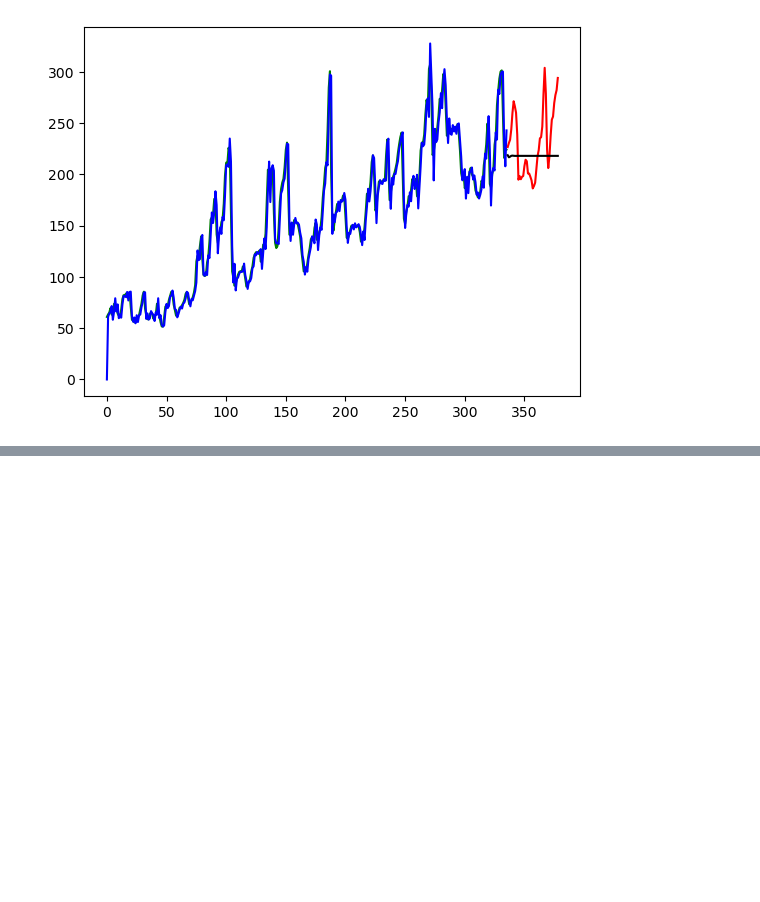
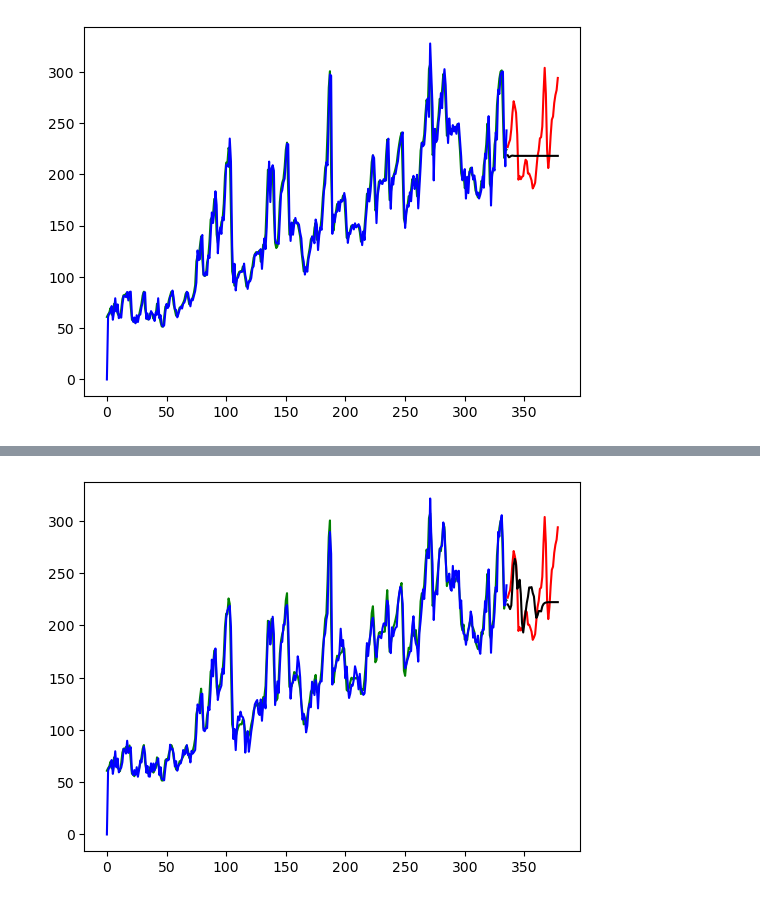
Before and after one commit to wwhite5/Springboard-Capstone-2-Time-Series, a Jupyter notebook: Preprocessing_and_Training.ipynb, the cells around one changed output, grey strips where cells are left out. Saved outputs shown, nothing was run; the diff lists cells and outputs as text; code cells hidden in the pictures; blank space fills up the shorter version.

Commit message:
arima MA 30

```diff
--- a/Preprocessing_and_Training.ipynb
+++ b/Preprocessing_and_Training.ipynb
@@ -450,3 +451,8 @@ plt.plot(test_predict, color='k', label='Test prediction')
 plt.show()
 # %% [output]
 [figure]
+# %%
+# 2, 1, 30? ARIMA model
+arima_model = ARIMA(train_arima, order=(2,1,30))
+arima_model_fit = arima_model.fit()
+print(arima_model_fit.summary())
@@ -453,4 +477,11 @@ plt.show()
 # %%
+train_predict = arima_model_fit.predict()
+test_predict = arima_model_fit.forecast(steps=379 - len(train_arima))
+
 plt.plot(train_arima, color='g', label='Train data')
 plt.plot(train_predict, color='b', label='Train prediction')
+plt.plot(test_arima, color='r', label='Test data')
+plt.plot(test_predict, color='k', label='Test prediction')
 plt.show()
+# %% [output]
+[figure, added]
```
Also changed, not shown: parts of 3 cells of this notebook.
